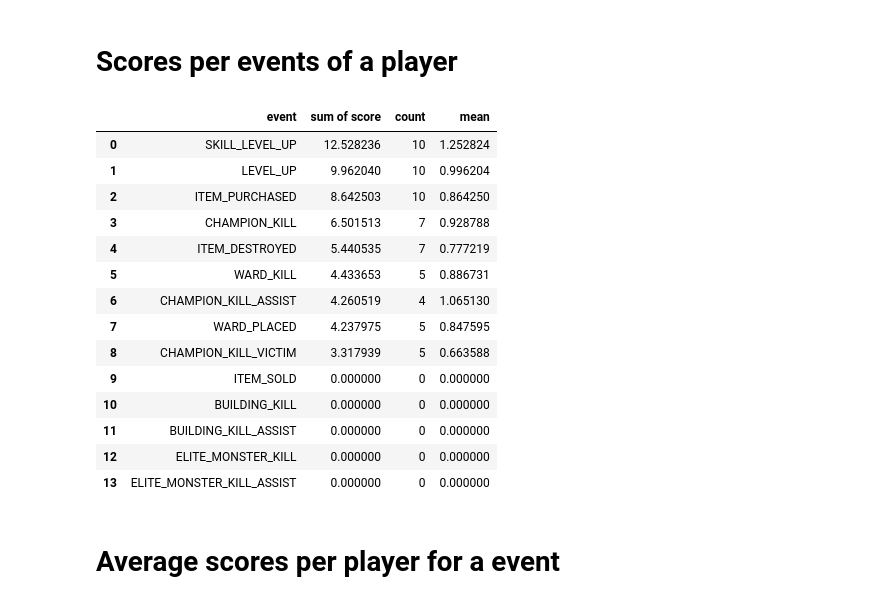
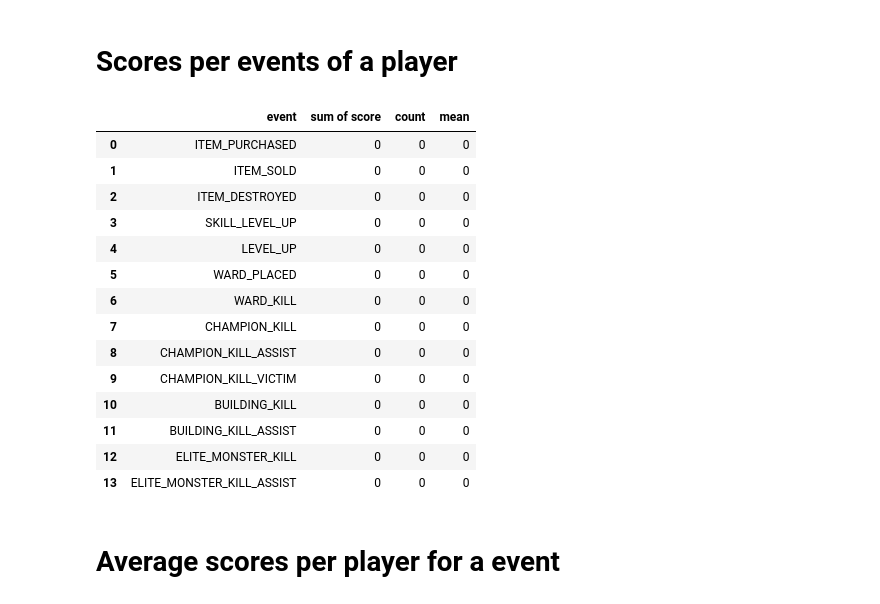
Before and after one commit to ThrypsisJ/Action2Score, a Jupyter notebook: experiment_challenger_analysis.ipynb, the cells around one changed output. Drawn from its saved outputs; the diff is of its cells as text; code cells hidden in the pictures.

```diff
--- a/experiment_challenger_analysis.ipynb
+++ b/experiment_challenger_analysis.ipynb
@@ -230,56 +247,56 @@ data
 # %%
 import pandas as pd
 
-score_path = './processed_ftr/challenger_g3_score.csv' # PASTA by team
-# score_path = './processed_ftr/scores_challenger.csv' # PASTA by player
+# score_path = './processed_ftr/challenger_g3_score.csv' # PASTA by team
+score_path = './processed_ftr/scores_challenger.csv' # PASTA by player
 match_id = 'KR_5548791013'
-player = 1
+player = 10
 
 pd.set_option("display.max_rows", None, "display.max_columns", None)
 events = ['ITEM_PURCHASED', 'ITEM_SOLD',
        'ITEM_DESTROYED', 'SKILL_LEVEL_UP', 'LEVEL_UP', 'WARD_PLACED',
        'WARD_KILL', 'CHAMPION_KILL', 'CHAMPION_KILL_ASSIST',
        'CHAMPION_KILL_VICTIM', 'BUILDING_KILL', 'BUILDING_KILL_ASSIST',
        'ELITE_MONSTER_KILL', 'ELITE_MONSTER_KILL_ASSIST']
 
 data = pd.read_csv(score_path)
 
 data = data[(data['match_id'] == match_id) & (data['player'] == player)].drop(labels=['match_id', 'win'], axis='columns')
 data = data.drop(labels=['mage', 'fighter', 'support', 'tank', 'assassin', 'marksman', 'TOP', 'MIDDLE', 'BOTTOM', 'JUNGLE', 'UTILITY'], axis='columns')
 
 scoresums, counts, means = [], [], []
 for event in events:
     event_scores = data[data[event] == 1]['score'].tolist()
 
     _sum = sum(event_scores)
     _count = len(event_scores)
     _mean = _sum / _count if _count != 0 else 0
 
     scoresums.append(_sum)
     counts.append(_count)
     means.append(_mean)
 
 scoresum_per_event = {
     'event': events, 'sum of score': scoresums, 'count': counts, 'mean': means
 }
 scoresum_per_event = pd.DataFrame(scoresum_per_event).sort_values(by='sum of score', axis=0, ascending=False, ignore_index=True)
 scoresum_per_event
 # %% [output]
 |  | event | sum of score | count | mean |
-| 0 | SKILL_LEVEL_UP | 12.528236 | 10 | 1.252824 |
-| 1 | LEVEL_UP | 9.962040 | 10 | 0.996204 |
-| 2 | ITEM_PURCHASED | 8.642503 | 10 | 0.864250 |
-| 3 | CHAMPION_KILL | 6.501513 | 7 | 0.928788 |
-| 4 | ITEM_DESTROYED | 5.440535 | 7 | 0.777219 |
-| 5 | WARD_KILL | 4.433653 | 5 | 0.886731 |
-| 6 | CHAMPION_KILL_ASSIST | 4.260519 | 4 | 1.065130 |
-| 7 | WARD_PLACED | 4.237975 | 5 | 0.847595 |
-| 8 | CHAMPION_KILL_VICTIM | 3.317939 | 5 | 0.663588 |
-| 9 | ITEM_SOLD | 0.000000 | 0 | 0.000000 |
-| 10 | BUILDING_KILL | 0.000000 | 0 | 0.000000 |
-| 11 | BUILDING_KILL_ASSIST | 0.000000 | 0 | 0.000000 |
-| 12 | ELITE_MONSTER_KILL | 0.000000 | 0 | 0.000000 |
-| 13 | ELITE_MONSTER_KILL_ASSIST | 0.000000 | 0 | 0.000000 |
+| 0 | ITEM_PURCHASED | 0 | 0 | 0 |
+| 1 | ITEM_SOLD | 0 | 0 | 0 |
+| 2 | ITEM_DESTROYED | 0 | 0 | 0 |
+| 3 | SKILL_LEVEL_UP | 0 | 0 | 0 |
+| 4 | LEVEL_UP | 0 | 0 | 0 |
+| 5 | WARD_PLACED | 0 | 0 | 0 |
+| 6 | WARD_KILL | 0 | 0 | 0 |
+| 7 | CHAMPION_KILL | 0 | 0 | 0 |
+| 8 | CHAMPION_KILL_ASSIST | 0 | 0 | 0 |
+| 9 | CHAMPION_KILL_VICTIM | 0 | 0 | 0 |
+| 10 | BUILDING_KILL | 0 | 0 | 0 |
+| 11 | BUILDING_KILL_ASSIST | 0 | 0 | 0 |
+| 12 | ELITE_MONSTER_KILL | 0 | 0 | 0 |
+| 13 | ELITE_MONSTER_KILL_ASSIST | 0 | 0 | 0 |
 # %% [markdown]
 # Average scores per player for a event
 # %%
```
Also changed, not shown: parts of 9 cells of this notebook, 2 other files.
